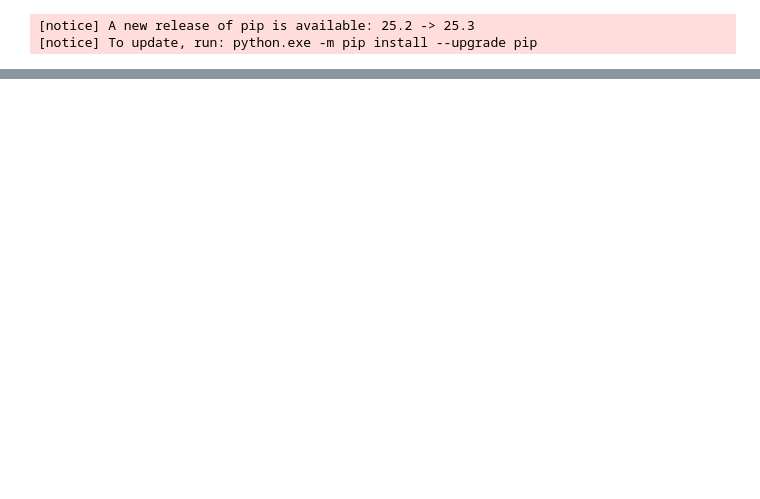
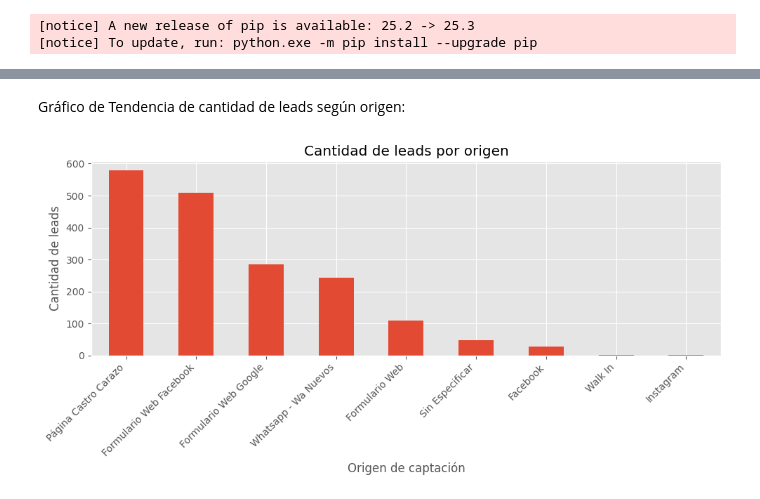
Before and after one commit to garitastephanny-collab/Stephanny-programacion, a Jupyter notebook: Proyecto final/Proyecto final Stephanny.ipynb, the cells around one changed output, grey strips where cells are left out. Saved outputs shown, nothing was run; the diff lists cells and outputs as text; code cells hidden in the pictures; blank space fills up the shorter version.

```diff
--- a/Proyecto final/Proyecto final Stephanny.ipynb
+++ b/Proyecto final/Proyecto final Stephanny.ipynb
@@ -56,0 +58,12 @@ display(df.head())
+# %%
+# Eliminar espacios en columnas
+df.columns = df.columns.str.strip()
+
+# Remplazar strings vacíos o "nan"
+df = df.replace([" ", ""], pd.NA)
+
+# Eliminar duplicados
+df = df.drop_duplicates()
+
+# Convertir fechas correctamente
+df["Fecha_ingreso"] = pd.to_datetime(df["Fecha_ingreso"], errors="coerce")
@@ -56,0 +132,10 @@ display(df.head())
+# %%
+df["Fecha_ingreso"] = pd.to_datetime(df["Fecha_ingreso"], errors="coerce")
+
+df["Fecha_limpia"] = df["Fecha_ingreso"].dt.date
+
+# Reemplazar NaT por una categoría
+df["Fecha_limpia"] = df["Fecha_limpia"].fillna("Sin fecha")
+
+print(df.groupby("Fecha_limpia").size())
+print("\nTotal de leads:", df.shape[0])
@@ -56,0 +158,25 @@ display(df.head())
+# %% [markdown]
+Gráfico de Tendencia de cantidad de leads según origen:
+# %%
+import matplotlib.pyplot as plt
+
+# Limpiar la columna Origen (recomendado)
+df["Origen"] = df["Origen"].astype(str).str.strip().str.title()
+df["Origen"] = df["Origen"].replace(["", "Nan", "Na"], "Desconocido")
+
+# Contar leads por origen
+conteo_origen = df["Origen"].value_counts()
+
+# Graficar
+plt.figure(figsize=(10,5))
+conteo_origen.plot(kind="bar")
+
+plt.title("Cantidad de leads por origen")
+plt.xlabel("Origen de captación")
+plt.ylabel("Cantidad de leads")
+plt.xticks(rotation=45, ha="right")
+plt.tight_layout()
+
+plt.show()
+# %% [output]
+[figure, added]
```
Also changed, not shown: parts of 16 cells of this notebook, 1 other file.
